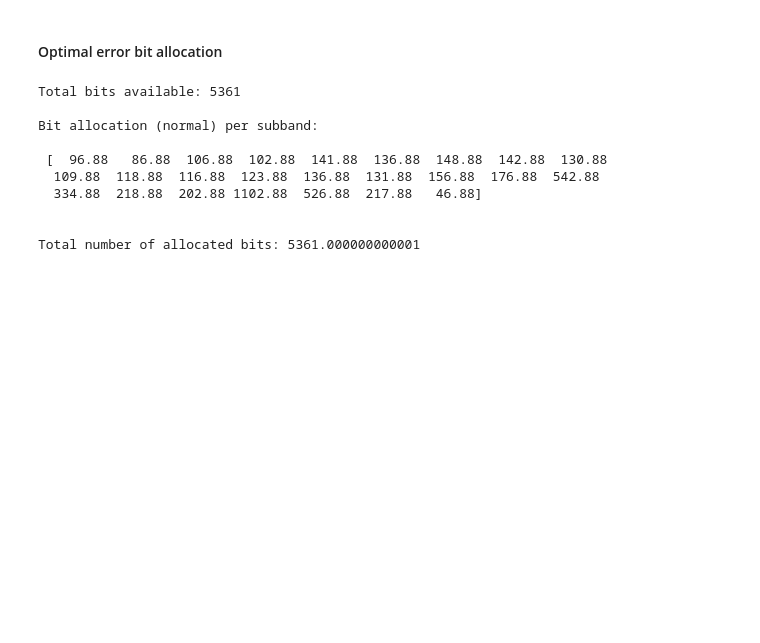
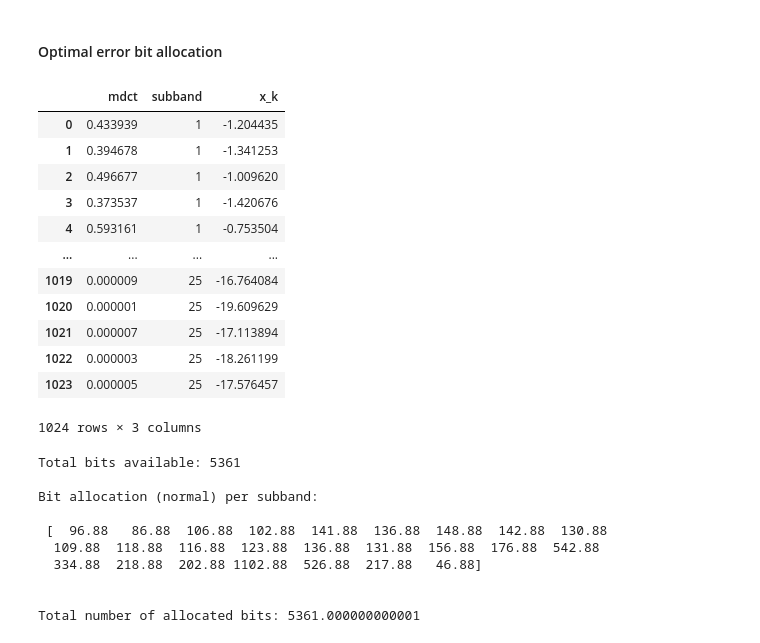
Before and after one commit to guedes-joaofelipe/CPE793-topics-in-audio-codification, a Jupyter notebook: exercises/chap08/ex-8-9-pos-aula.ipynb, the cells around one changed output. Drawn from its saved outputs; the diff is of its cells as text; code cells hidden in the pictures; blank space fills up the shorter version.

```diff
--- a/exercises/chap08/ex-8-9-pos-aula.ipynb
+++ b/exercises/chap08/ex-8-9-pos-aula.ipynb
@@ -34,8 +34,8 @@ Bin 1023 is equivalent to sub-band 25
 # %%
 k_map = {k:0 for k in range(1, K+1)}
 
-for bin in range(N//2):
-    k = bin_to_subband_index(bin, fs, N)
+for binary in range(N//2):
+    k = bin_to_subband_index(binary, fs, N)
     k_map[k] = k_map[k] + 1
 
 k_map.values()
@@ -296,6 +296,26 @@ def waterfilling(x_max_b, Nb, total_bits):
 # %%
 Nb = np.array(list(k_map.values()))
 total_bits = int(block_bits_per_channel(R_k(I_1, fs), N) - 100) # Total bits for mantissas per block
+# %%
+df = pd.DataFrame({'bin': range(1024), 'mdct': X_mdct[:, 1]})
+df["subband"] = df["bin"].apply(bin_to_subband_index)
+df.drop(columns = ["bin"], inplace = True)
+df['x_k'] = df['mdct'].apply(np.log2)
+df
+# %% [output]
+|  | mdct | subband | x_k |
+| 0 | 0.433939 | 1 | -1.204435 |
+| 1 | 0.394678 | 1 | -1.341253 |
+| 2 | 0.496677 | 1 | -1.009620 |
+| 3 | 0.373537 | 1 | -1.420676 |
+| 4 | 0.593161 | 1 | -0.753504 |
+| ... | ... | ... | ... |
+| 1019 | 0.000009 | 25 | -16.764084 |
+| 1020 | 0.000001 | 25 | -19.609629 |
+| 1021 | 0.000007 | 25 | -17.113894 |
+| 1022 | 0.000003 | 25 | -18.261199 |
+| 1023 | 0.000005 | 25 | -17.576457 |
+1024 rows × 3 columns
 # %%
 df = pd.DataFrame({'bin': range(1024), 'mdct': X_mdct[:, 1]})
 df["subband"] = df["bin"].apply(bin_to_subband_index)
```
Also changed, not shown: parts of 7 cells of this notebook.
